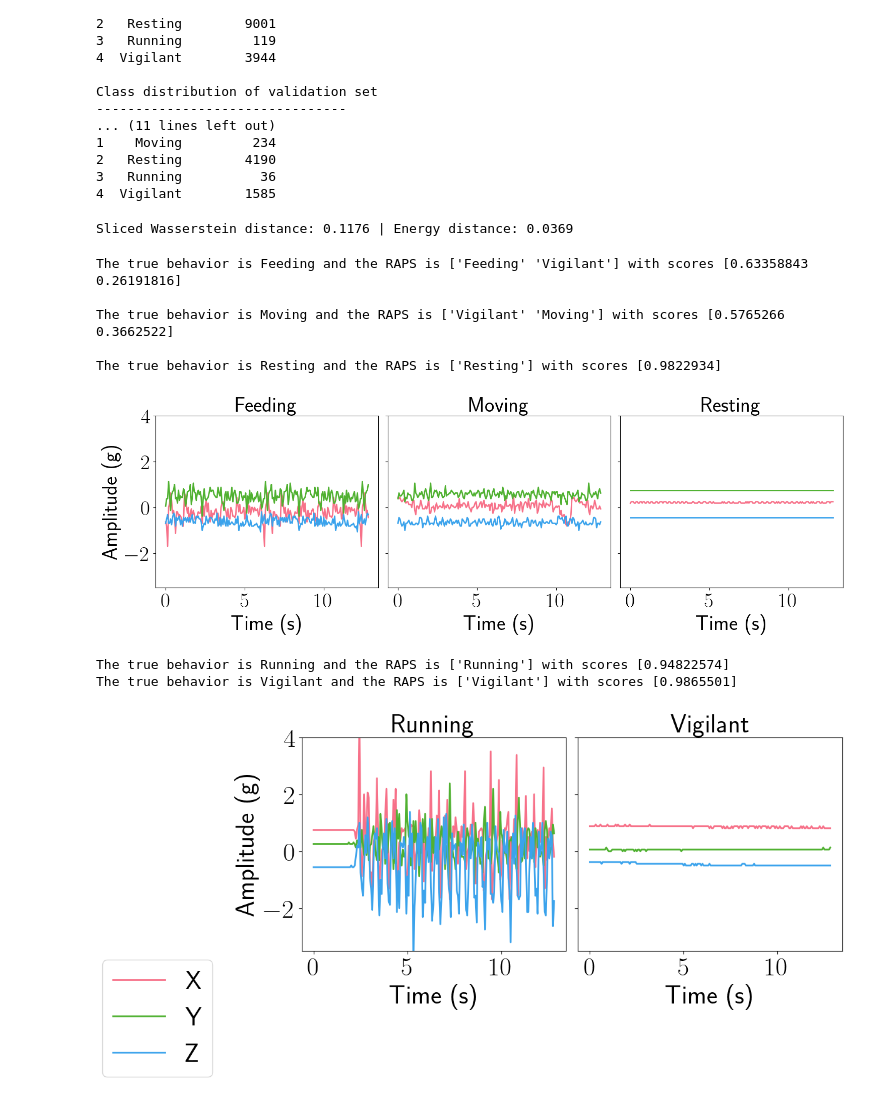
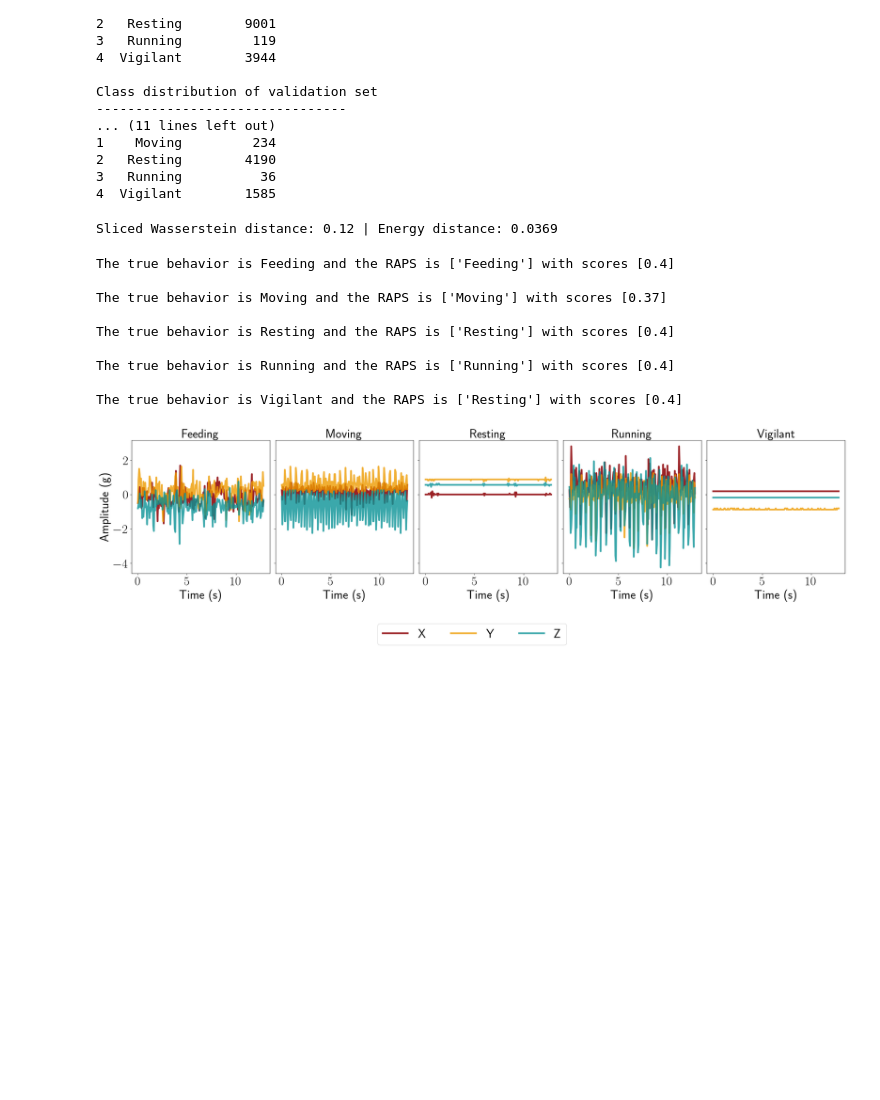
Before and after one commit to medhaaga/AWD-Biologging, a Jupyter notebook: notebooks/interAMPM.ipynb, the cells around one changed output. Saved outputs shown, nothing was run; the diff lists cells and outputs as text; code cells hidden in the pictures; blank space fills up the shorter version.

Commit message:
updating results with class rebalancing

```diff
--- a/notebooks/interAMPM.ipynb
+++ b/notebooks/interAMPM.ipynb
@@ -134,7 +133,7 @@ f1scores = np.zeros((len(thetas), len(seeds)))
 
 for i, theta in enumerate(thetas):
     for j, seed in enumerate(seeds):
-        dir = get_results_path(experiment_name, 3, 64, 5, np.round(theta,1), seed)
+        dir = get_results_path(experiment_name, 5, 64, 5, np.round(theta,1), seed)
         precisions[i, j] = multi_label_predictions(dir, label_encoder, split='val', plot_confusion=False, return_precision=True)
         recalls[i, j] = multi_label_predictions(dir, label_encoder, split='val', plot_confusion=False, return_recall=True)
         f1scores[i, j] = multi_label_predictions(dir, label_encoder, split='val', plot_confusion=False, return_f1=True)
@@ -148,7 +147,7 @@ for i in range(len(seeds)):
 plt.plot(thetas, np.mean(precisions, axis=1), color=colors[0], label='Precision', markersize=15, linewidth=2, marker='s',)
 plt.plot(thetas, np.mean(recalls, axis=1), color=colors[1], label='Recall', markersize=15, linewidth=2, marker='o',)
 plt.plot(thetas, np.mean(f1scores, axis=1), color=colors[2], label='F1 Score', markersize=15, linewidth=2, marker='^',)
-plt.axvline(0.1, color='grey', alpha=0.5, linestyle='--')
+plt.axvline(0.2, color='grey', alpha=0.5, linestyle='--')
 plt.xlabel(r'$\theta$', labelpad=20)
 plt.ylabel('Evaluation Metric', labelpad=20)
 plt.legend(loc='center', bbox_to_anchor=(.5, -0.3), ncol=3)
@@ -160 +159,4 @@ FileNotFoundError: [Errno 2] No such file or directory: '/home/medhaaga/AWD-Biol
+# %%
+theta_star = 0.2
+seed_star = 0
 # %%
@@ -167,3 +168 @@ multi_label_predictions(dir, label_encoder, split='test', plot_confusion=True, r
-# %%
-theta_star = 0.3
 # %%
@@ -273,12 +286,12 @@ class Arguments:
 
 
 args = Arguments(experiment_name=experiment_name,
-                batch_size=64,
+                batch_size=512,
                 window_duration_percentile=50,
                 train_test_split=0.2,
                 train_val_split=0.2,
                 padding='repeat',
-                theta=0.8,
+                theta=theta_star,
                 filter_type='high',
                 cutoff_frequency=0,
                 cutoff_order=5,
@@ -362,6 +375,6 @@ X_test_features = scaler.transform(X_test_features)
 
 ot_value = np.round(ot.sliced_wasserstein_distance(X_train_features, X_test_features, n_projections=100), 4)
 energy_value = np.round(energy_distance(X_train_features, X_test_features), 4)
-print(f"{'Sliced Wasserstein distance:':<15} {ot_value} | {'Energy distance:':<15} {energy_value}")
+print(f"{'Sliced Wasserstein distance:':<15} {np.round(ot_value, 2)} | {'Energy distance:':<15} {energy_value}")
 # %% [output]
-Sliced Wasserstein distance: 0.1176 | Energy distance: 0.0369
+Sliced Wasserstein distance: 0.12 | Energy distance: 0.0369
@@ -368,47 +393,35 @@ Sliced Wasserstein distance: 0.1176 | Energy distance: 0.0369
 # %%
-# For example: the prediction sets for a random sample of 10 observations is:
-np.random.seed(seed=4)
-from scipy.special import softmax
-cmodel = torch.load(os.path.join(dir, 'cmodel.pt'), weights_only=False)
-cmodel = cmodel.to(device)
-idx = [np.random.choice(np.where(y_test == i)[0]) for i in range(len(BEHAVIORS)) ]
-# colors = sns.color_palette('husl', 3)
 colors =  ['#9b2226', '#ee9b00', '#0a9396']
 fig, axs = plt.subplots(1, 5, figsize=(25, 6), sharey=True)
 
 for n,i in enumerate(idx):
-    with torch.no_grad():
-        acc, target = torch.tensor(X_test[i], dtype=torch.float32), label_encoder.inverse_transform([y_test[i]])[0]
-        logits, set = cmodel(acc.unsqueeze(0).to(device))
-        logits_numpy = logits.detach().cpu().numpy()
-        scores = softmax(logits_numpy, axis=1)
-    acc = acc.detach().cpu().numpy()
+    acc, target = X_test[i], label_encoder.inverse_transform([y_test[i]])[0]
     axs[n].plot(np.arange(acc.shape[1])/16, acc[0], color=colors[0], label='X', linewidth=4)
-    axs[n].plot(np.arange(acc.shape[1])/16, acc[1], color=colors[1], label='Y', linewidth=4)
-    axs[n].plot(np.arange(acc.shape[1])/16, acc[2], color=colors[2], label='Z', linewidth=4)
+    axs[n].plot(np.arange(acc.shape[1])/16, acc[1], color=colors[1], label='Y', linewidth=4, alpha=0.8)
+    axs[n].plot(np.arange(acc.shape[1])/16, acc[2], color=colors[2], label='Z', linewidth=4, alpha=0.8)
     axs[n].set_title(target)
-    axs[n].set_ylim(-4, 7)
     axs[n].set_xlabel('Time (s)')
     print("")
-    print(f'The true behavior is {target} and the RAPS is {label_encoder.inverse_transform(set[0])} with scores {scores[0][set[0]]}')
+    print(f'The true behavior is {target} and the RAPS is {label_encoder.inverse_transform(sets[i])} with scores {np.round(y_test_scores[i][sets[i]], 2)}')
 axs[0].set_ylabel('Amplitude (g)')
 fig.tight_layout(pad=1.0)
 
 handles, labels = axs[0].get_legend_handles_labels()
 fig.legend(handles=handles, labels=labels, loc='lower center',
         bbox_to_anchor=(0.5, -0.25), ncol=3)
-plt.savefig(f'../figures/{experiment_name}-RAPS.png', dpi=300, bbox_inches="tight")
+plt.savefig(f'../figures/{experiment_name}-RAPS.png', dpi=500, bbox_inches="tight")
 plt.show()
 # %% [output]
-The true behavior is Feeding and the RAPS is ['Feeding' 'Vigilant'] with scores [0.63358843 0.26191816]
+The true behavior is Feeding and the RAPS is ['Feeding'] with scores [0.4]
 
-The true behavior is Moving and the RAPS is ['Vigilant' 'Moving'] with scores [0.5765266 0.3662522]
+The true behavior is Moving and the RAPS is ['Moving'] with scores [0.37]
 
-The true behavior is Resting and the RAPS is ['Resting'] with scores [0.9822934]
+The true behavior is Resting and the RAPS is ['Resting'] with scores [0.4]
+
+The true behavior is Running and the RAPS is ['Running'] with scores [0.4]
+
+The true behavior is Vigilant and the RAPS is ['Resting'] with scores [0.4]
-[figure, old version]
+[figure, new version]
-The true behavior is Running and the RAPS is ['Running'] with scores [0.94822574]
-The true behavior is Vigilant and the RAPS is ['Vigilant'] with scores [0.9865501]
-[figure, removed]
 # %%
 cvaldataloader = DataLoader(TensorDataset(torch.tensor(X_val, dtype=torch.float32), torch.tensor(y_val)), batch_size=args.batch_size, shuffle=False)
 ctestdataloader = DataLoader(TensorDataset(torch.tensor(X_test, dtype=torch.float32), torch.tensor(y_test)), batch_size=args.batch_size, shuffle=False)
```
Also changed, not shown: parts of 11 cells of this notebook, 8 other files.
